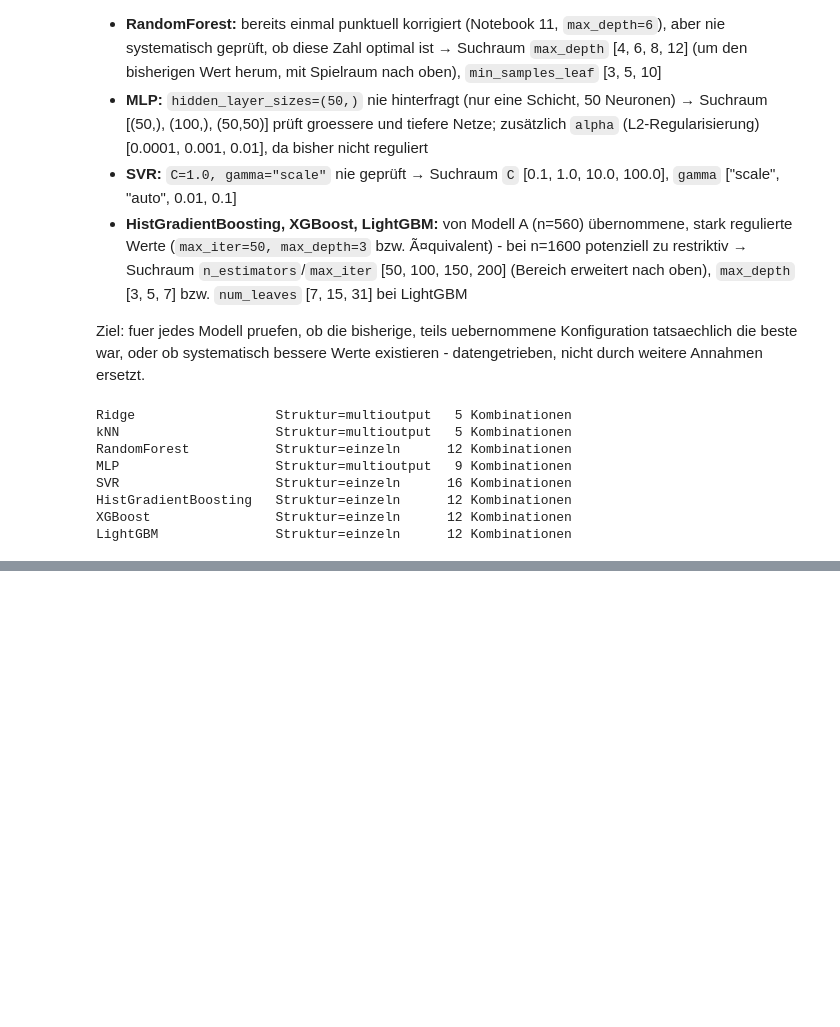
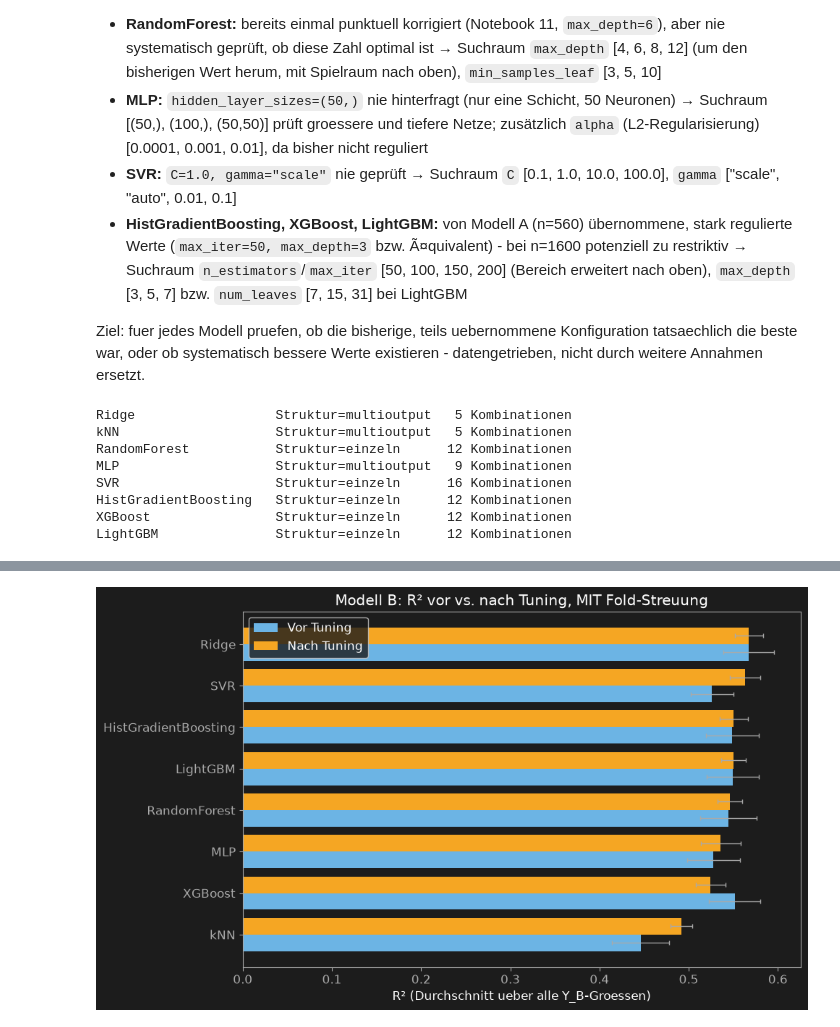
Before and after one commit to AwaTekoete/_MyExtrusionML_Synthetisch, a Jupyter notebook: notebooks/12_hyperparameter_tuning_model_b.ipynb, the cells around one changed output, grey strips where cells are left out. Cells and saved outputs as stored; diff of their text form; code cells hidden in the pictures; blank space fills up the shorter version.

Commit message:
feat: Model B tuning comparison with error bars - kNN/SVR clearly benefit from tuning (higher R2, lower gap, tighter std), Ridge remains top with narrow spread, XGBoost degrades

```diff
--- a/notebooks/12_hyperparameter_tuning_model_b.ipynb
+++ b/notebooks/12_hyperparameter_tuning_model_b.ipynb
@@ -342,0 +460,33 @@ Gesamtzeit: 559.8s
+# %%
+# =============================================================================
+# Zelle 07 (korrigiert) – Grafik 1: Vorher-Nachher-Balkendiagramm MIT Fehlerbalken
+# =============================================================================
+# KORREKTUR: urspruengliche Version zeigte nur Mittelwerte, keine Streuung -
+# widerspricht der Lehre aus Notebook 11 (Fold-Ueberlappung muss immer
+# mitbetrachtet werden). r2_std_vor fehlt noch in unserer Tabelle - muss
+# aus 11_gesamtvergleich_mit_std.csv nachgeladen werden.
+# =============================================================================
+std_vor_df = pd.read_csv("../reports/tables/11_gesamtvergleich_mit_std.csv")
+gesamttabelle_df = gesamttabelle_df.merge(
+    std_vor_df[["modell", "r2_std"]].rename(columns={"r2_std": "r2_std_vor"}),
+    on="modell", how="left"
+)
+
+fig, ax = plt.subplots(figsize=(10, 6))
+gesamttabelle_sortiert = gesamttabelle_df.sort_values("r2_nach", ascending=True)
+y_pos = np.arange(len(gesamttabelle_sortiert))
+
+ax.barh(y_pos - 0.2, gesamttabelle_sortiert["r2_vor"], height=0.4, color=COLOR_BLUE, label="Vor Tuning",
+        xerr=gesamttabelle_sortiert["r2_std_vor"], error_kw=dict(ecolor=COLOR_TEXT_MUTED, capsize=2, elinewidth=1))
+ax.barh(y_pos + 0.2, gesamttabelle_sortiert["r2_nach"], height=0.4, color=COLOR_GOLD, label="Nach Tuning",
+        xerr=gesamttabelle_sortiert["r2_std_nach"], error_kw=dict(ecolor=COLOR_TEXT_MUTED, capsize=2, elinewidth=1))
+ax.set_yticks(y_pos)
+ax.set_yticklabels(gesamttabelle_sortiert["modell"])
+ax.set_xlabel("R² (Durchschnitt ueber alle Y_B-Groessen)")
+ax.set_title("Modell B: R² vor vs. nach Tuning, MIT Fold-Streuung")
+ax.legend()
+plt.tight_layout()
+save_figure(fig, "../reports/figures/07_vorher_nachher_balken_mit_std.png")
+plt.show()
+# %% [output]
+[figure, added]
```
Also changed, not shown: parts of 6 cells of this notebook, 3 other files.
